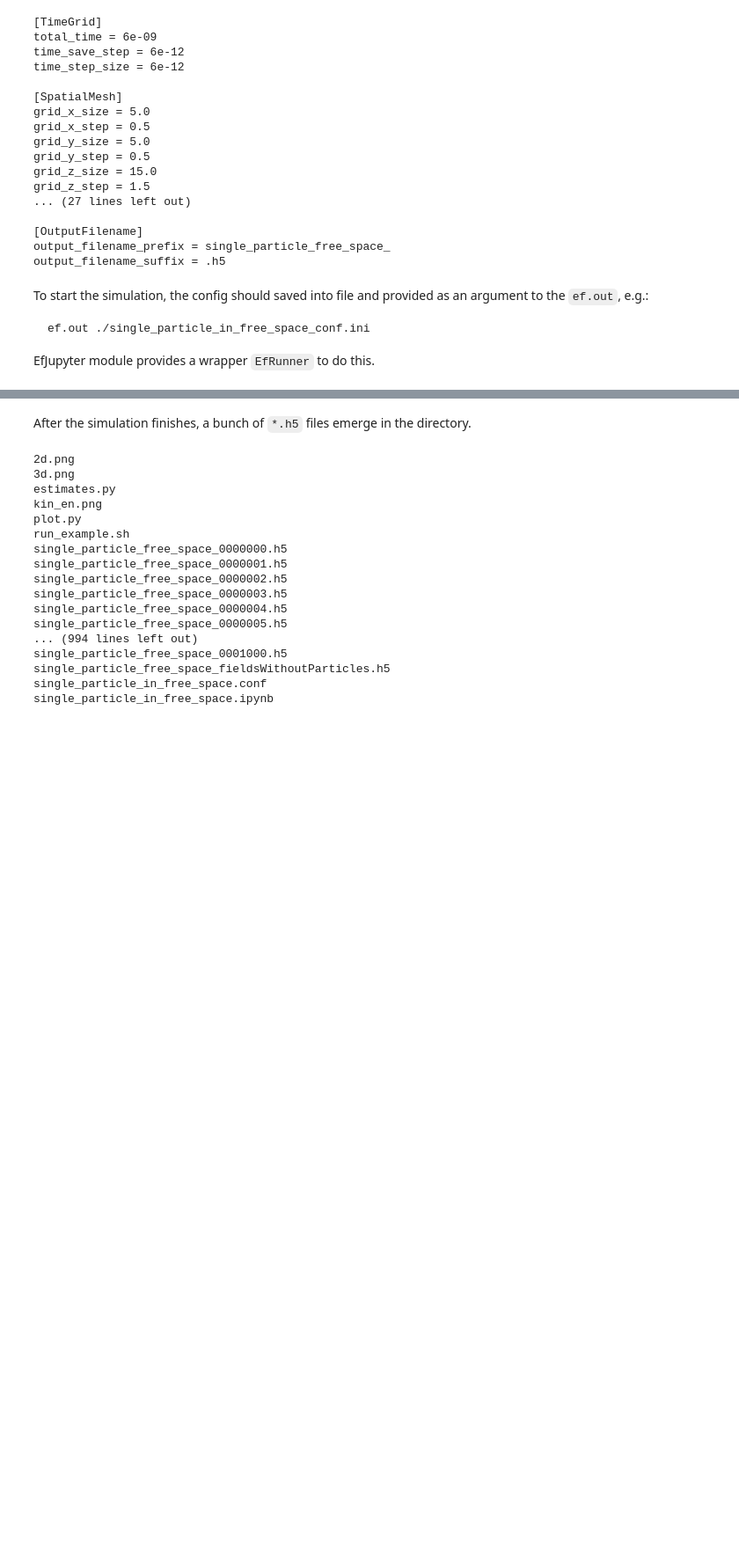
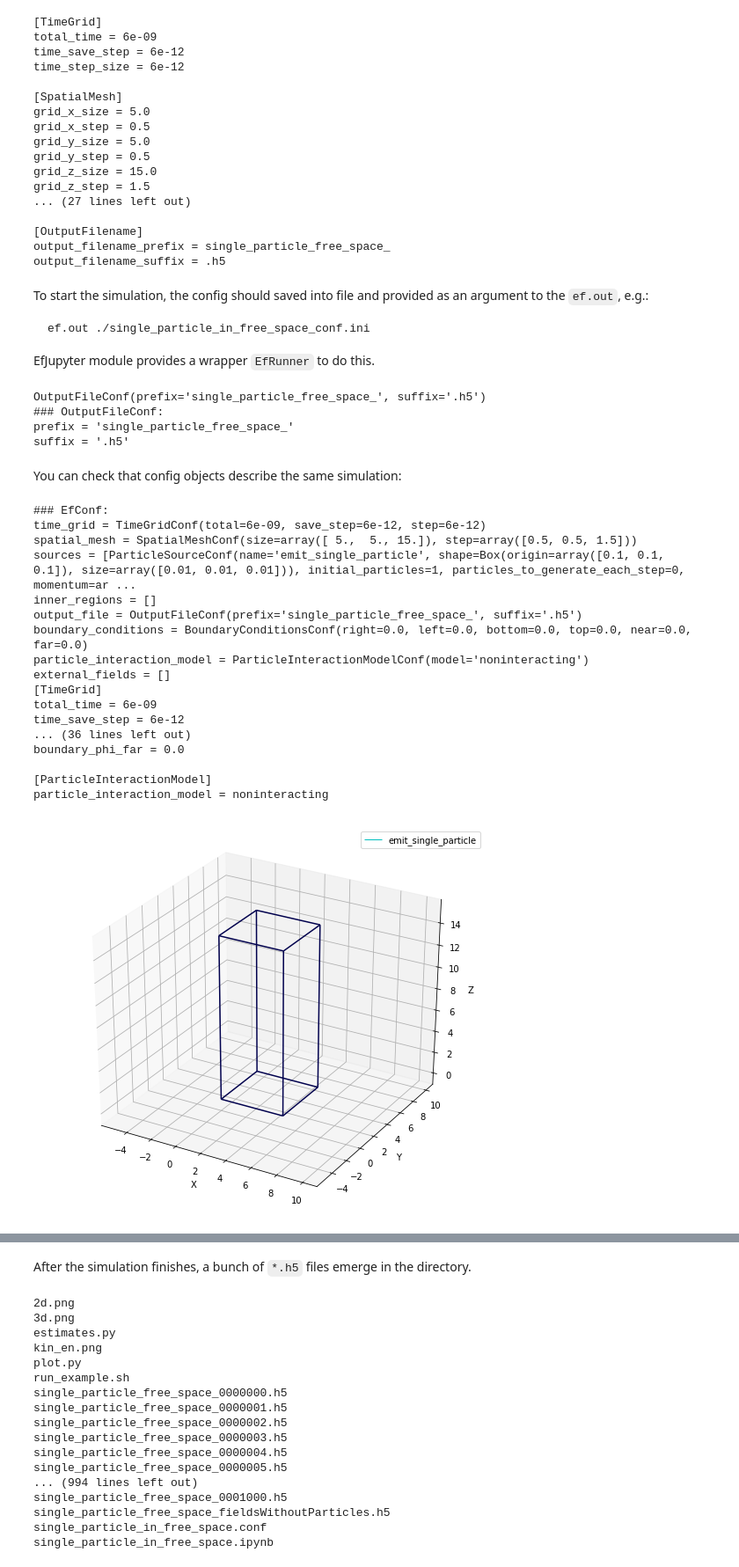
Before and after one commit to epicf/ef_python, a Jupyter notebook: examples/single_particle_in_free_space/single_particle_in_free_space.ipynb, the cells around one changed output, grey strips where cells are left out. Shown at 88% size. Saved outputs shown, nothing was run; the diff lists cells and outputs as text; code cells hidden in the pictures; blank space fills up the shorter version.

````diff
--- a/examples/single_particle_in_free_space/single_particle_in_free_space.ipynb
+++ b/examples/single_particle_in_free_space/single_particle_in_free_space.ipynb
@@ -214,3 +257,7 @@ boundary_phi_bottom = 0.0
 boundary_phi_top = 0.0
 boundary_phi_near = 0.0
 boundary_phi_far = 0.0
+# %%
+boundary_conditions = BoundaryConditionsConf(0)
+print(repr(boundary_conditions))
+print(boundary_conditions)
@@ -243,3 +299,7 @@ boundary_phi_far = 0.0
 
 [ParticleInteractionModel]
 particle_interaction_model = noninteracting
+# %%
+model = ParticleInteractionModelConf('noninteracting')
+print(repr(model))
+print(model)
@@ -282,3 +346,39 @@ ef.out ./single_particle_in_free_space_conf.ini
 ```
 
 EfJupyter module provides a wrapper `EfRunner` to do this.
+# %%
+file_conf = OutputFileConf('single_particle_free_space_', '.h5')
+print(repr(file_conf))
+print(file_conf)
+# %% [output]
+OutputFileConf(prefix='single_particle_free_space_', suffix='.h5')
+### OutputFileConf:
+prefix = 'single_particle_free_space_'
+suffix = '.h5'
+# %% [markdown]
+You can check that config objects describe the same simulation:
+# %%
+efconf = EfConf(timegrid, mesh, [source], [], file_conf, boundary_conditions, model)
+print(efconf)
+print(efconf.export_to_string())
+assert repr(EfConf.from_string(single_particle_in_free_space_conf)) == repr(efconf)
+conf.visualize_all(Visualizer3d())
+# %% [output]
+### EfConf:
+time_grid = TimeGridConf(total=6e-09, save_step=6e-12, step=6e-12)
+spatial_mesh = SpatialMeshConf(size=array([ 5.,  5., 15.]), step=array([0.5, 0.5, 1.5]))
+sources = [ParticleSourceConf(name='emit_single_particle', shape=Box(origin=array([0.1, 0.1, 0.1]), size=array([0.01, 0.01, 0.01])), initial_particles=1, particles_to_generate_each_step=0, momentum=ar ...
+inner_regions = []
+output_file = OutputFileConf(prefix='single_particle_free_space_', suffix='.h5')
+boundary_conditions = BoundaryConditionsConf(right=0.0, left=0.0, bottom=0.0, top=0.0, near=0.0, far=0.0)
+particle_interaction_model = ParticleInteractionModelConf(model='noninteracting')
+external_fields = []
+[TimeGrid]
+total_time = 6e-09
+time_save_step = 6e-12
+... (36 lines left out)
+boundary_phi_far = 0.0
+
+[ParticleInteractionModel]
+particle_interaction_model = noninteracting
+[figure, added]
````
Also changed, not shown: parts of 15 cells of this notebook, 2 other files.
